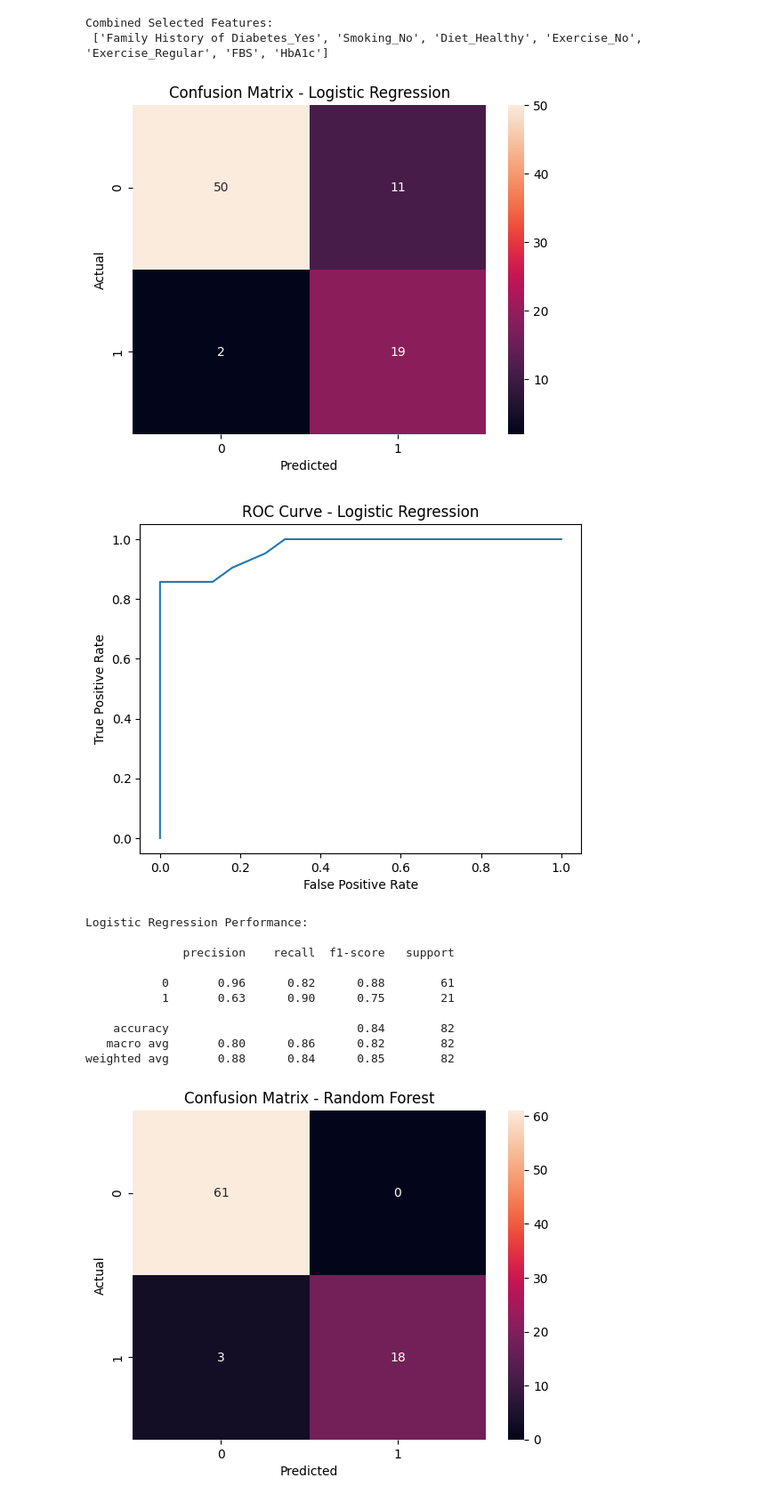
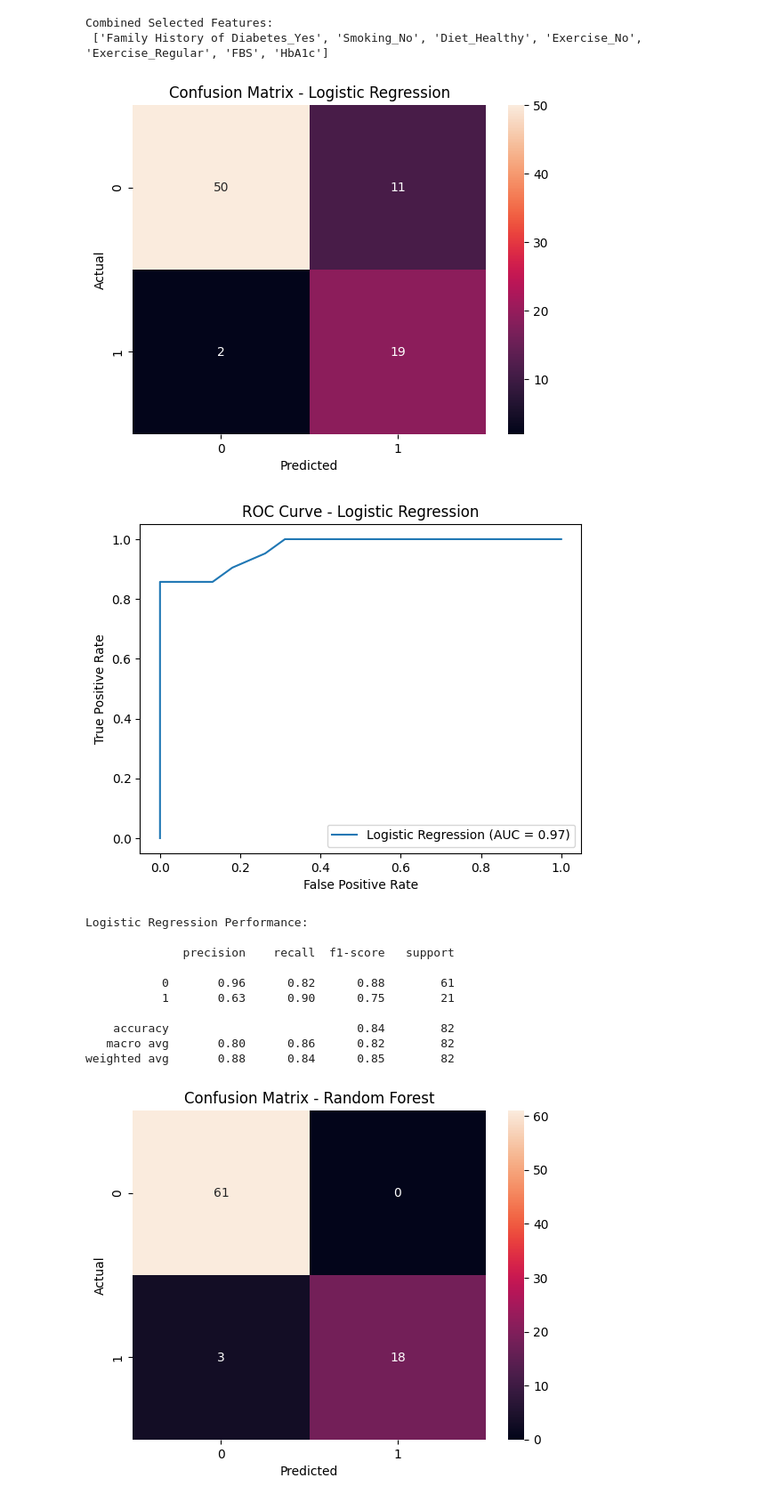
Before and after one commit to fonkerina/Data-Science-Journey, a Jupyter notebook: Week 3/w3 hwk1.ipynb, the cells around one changed output. Shown at 89% size. Drawn from its saved outputs; the diff is of its cells as text; code cells hidden in the pictures.

```diff
--- a/Week 3/w3 hwk1.ipynb
+++ b/Week 3/w3 hwk1.ipynb
@@ -141,33 +141,34 @@ diagpred_ranfor = random_forest.predict(x_test)
 # %%
 # Evaluate Logistic Regression performance
 # Plot confusion matrix
 import seaborn as sns
 from sklearn.metrics import confusion_matrix, roc_auc_score, roc_curve, classification_report
 
 cm_logreg = confusion_matrix(y_test, diagpred_logreg)
 plt.figure()
 sns.heatmap(cm_logreg, annot = True, fmt='d')
 plt.xlabel('Predicted')
 plt.ylabel('Actual')
 plt.title('Confusion Matrix - Logistic Regression')
 plt.show()
 
 # Plot ROC curve
-y_proba = log_reg.predict_proba(x_test)[:, 1]
-fpr, tpr, _ = roc_curve(y_test, y_proba)
+y_proba_logreg = log_reg.predict_proba(x_test)[:, 1]
+fpr, tpr, _ = roc_curve(y_test, y_proba_logreg)
 plt.figure()
-plt.plot(fpr, tpr, label = f'Logistic Regression (AUC = {roc_auc_score(y_test, y_proba):.2f})')
+plt.plot(fpr, tpr, label = f'Logistic Regression (AUC = {roc_auc_score(y_test, y_proba_logreg):.2f})')
 plt.xlabel('False Positive Rate')
 plt.ylabel('True Positive Rate')
 plt.title('ROC Curve - Logistic Regression')
+plt.legend()
 plt.show()
 
 # Classification Report
 print("Logistic Regression Performance:\n")
 print(classification_report(y_test, diagpred_logreg))
 # %% [output]
 [figure]
-[figure, old version]
+[figure, new version]
 Logistic Regression Performance:
 
               precision    recall  f1-score   support
```
Also changed, not shown: parts of 3 cells of this notebook.
